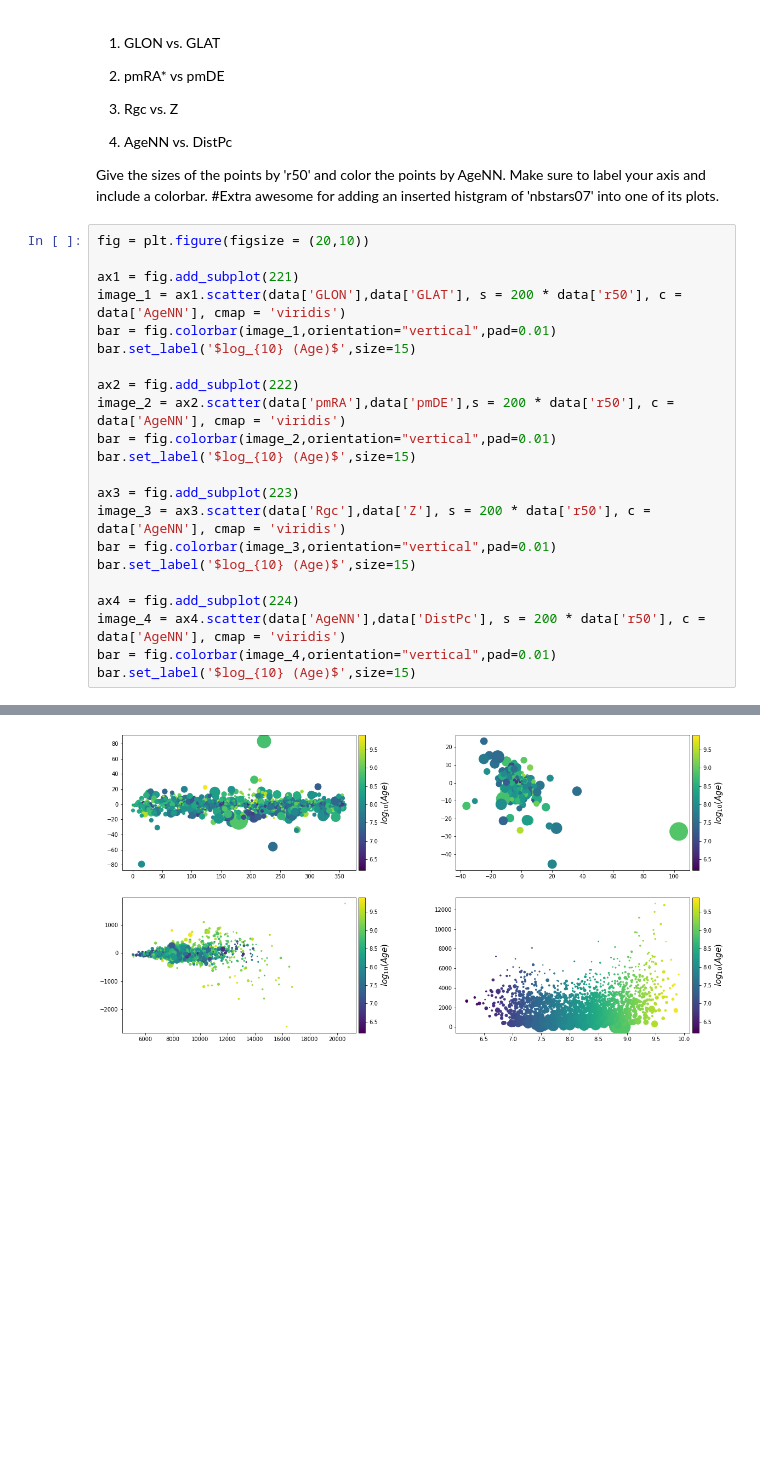
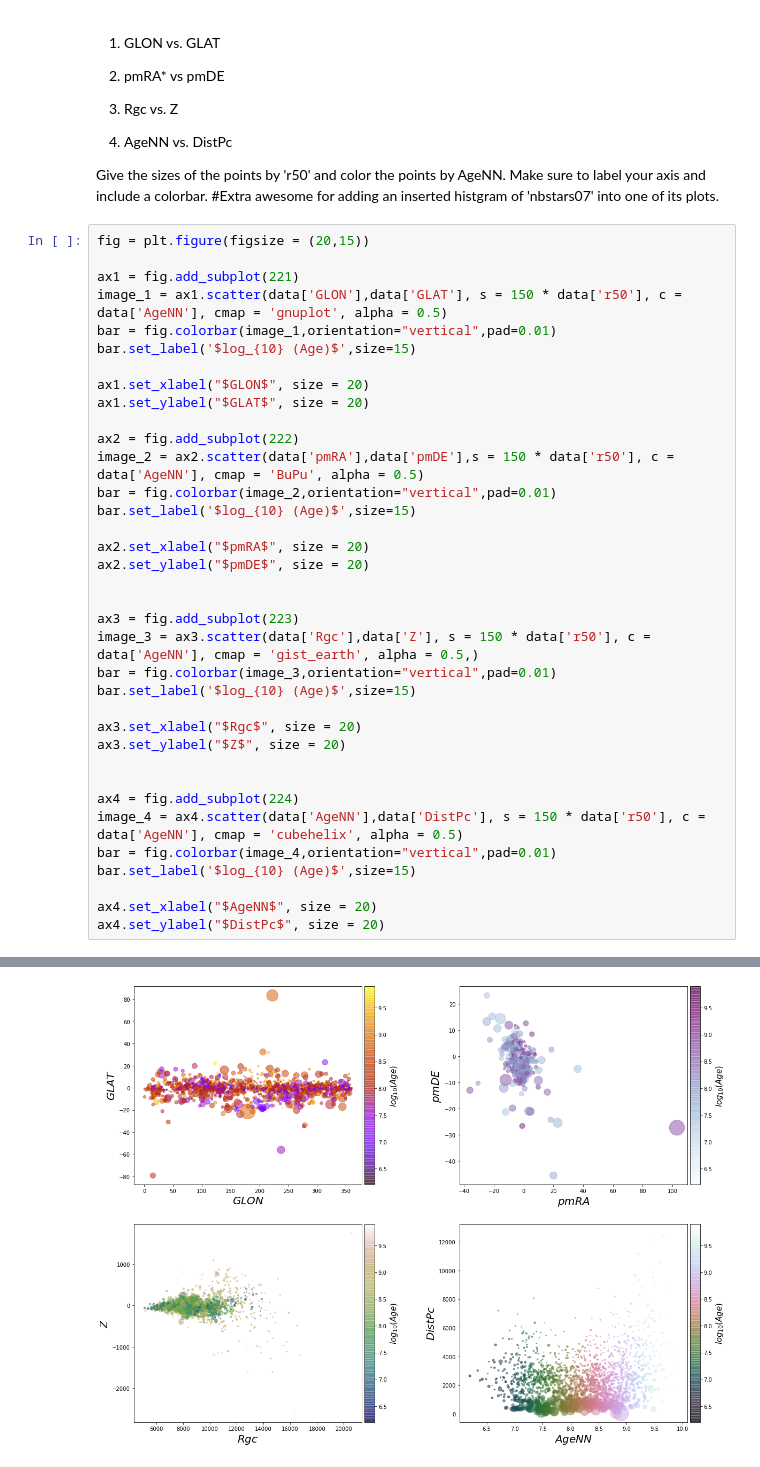
Before and after one commit to Firsttimecoding/Github-PHYS20323, a Jupyter notebook: Week7_Wed.ipynb, the cells around one changed output, grey strips where cells are left out. Drawn from its saved outputs; the diff is of its cells as text; blank space fills up the shorter version.

```diff
--- a/Week7_Wed.ipynb
+++ b/Week7_Wed.ipynb
@@ -300,25 +298,39 @@ plt.savefig("CG20_tmp.pdf")
 Give the sizes of the points by 'r50' and color the points by AgeNN. Make sure to label your axis and include a colorbar.
 #Extra awesome for adding an inserted histgram of 'nbstars07' into one of its plots.
 # %%
-fig = plt.figure(figsize = (20,10))
+fig = plt.figure(figsize = (20,15))
 
 ax1 = fig.add_subplot(221)
-image_1 = ax1.scatter(data['GLON'],data['GLAT'], s = 200 * data['r50'], c = data['AgeNN'], cmap = 'viridis')
+image_1 = ax1.scatter(data['GLON'],data['GLAT'], s = 150 * data['r50'], c = data['AgeNN'], cmap = 'gnuplot', alpha = 0.5)
 bar = fig.colorbar(image_1,orientation="vertical",pad=0.01)
 bar.set_label('$log_{10} (Age)$',size=15)
 
+ax1.set_xlabel("$GLON$", size = 20)
+ax1.set_ylabel("$GLAT$", size = 20)
+
 ax2 = fig.add_subplot(222)
-image_2 = ax2.scatter(data['pmRA'],data['pmDE'],s = 200 * data['r50'], c = data['AgeNN'], cmap = 'viridis')
+image_2 = ax2.scatter(data['pmRA'],data['pmDE'],s = 150 * data['r50'], c = data['AgeNN'], cmap = 'BuPu', alpha = 0.5)
 bar = fig.colorbar(image_2,orientation="vertical",pad=0.01)
 bar.set_label('$log_{10} (Age)$',size=15)
 
+ax2.set_xlabel("$pmRA$", size = 20)
+ax2.set_ylabel("$pmDE$", size = 20)
+
+
 ax3 = fig.add_subplot(223)
-image_3 = ax3.scatter(data['Rgc'],data['Z'], s = 200 * data['r50'], c = data['AgeNN'], cmap = 'viridis')
+image_3 = ax3.scatter(data['Rgc'],data['Z'], s = 150 * data['r50'], c = data['AgeNN'], cmap = 'gist_earth', alpha = 0.5,)
 bar = fig.colorbar(image_3,orientation="vertical",pad=0.01)
 bar.set_label('$log_{10} (Age)$',size=15)
 
+ax3.set_xlabel("$Rgc$", size = 20)
+ax3.set_ylabel("$Z$", size = 20)
+
+
 ax4 = fig.add_subplot(224)
-image_4 = ax4.scatter(data['AgeNN'],data['DistPc'], s = 200 * data['r50'], c = data['AgeNN'], cmap = 'viridis')
+image_4 = ax4.scatter(data['AgeNN'],data['DistPc'], s = 150 * data['r50'], c = data['AgeNN'], cmap = 'cubehelix', alpha = 0.5)
 bar = fig.colorbar(image_4,orientation="vertical",pad=0.01)
 bar.set_label('$log_{10} (Age)$',size=15)
+
+ax4.set_xlabel("$AgeNN$", size = 20)
+ax4.set_ylabel("$DistPc$", size = 20)
 # %% [output]
@@ -325 +338 @@ bar.set_label('$log_{10} (Age)$',size=15)
-[figure, old version]
+[figure, new version]
```
Also changed, not shown: parts of 5 cells of this notebook.
